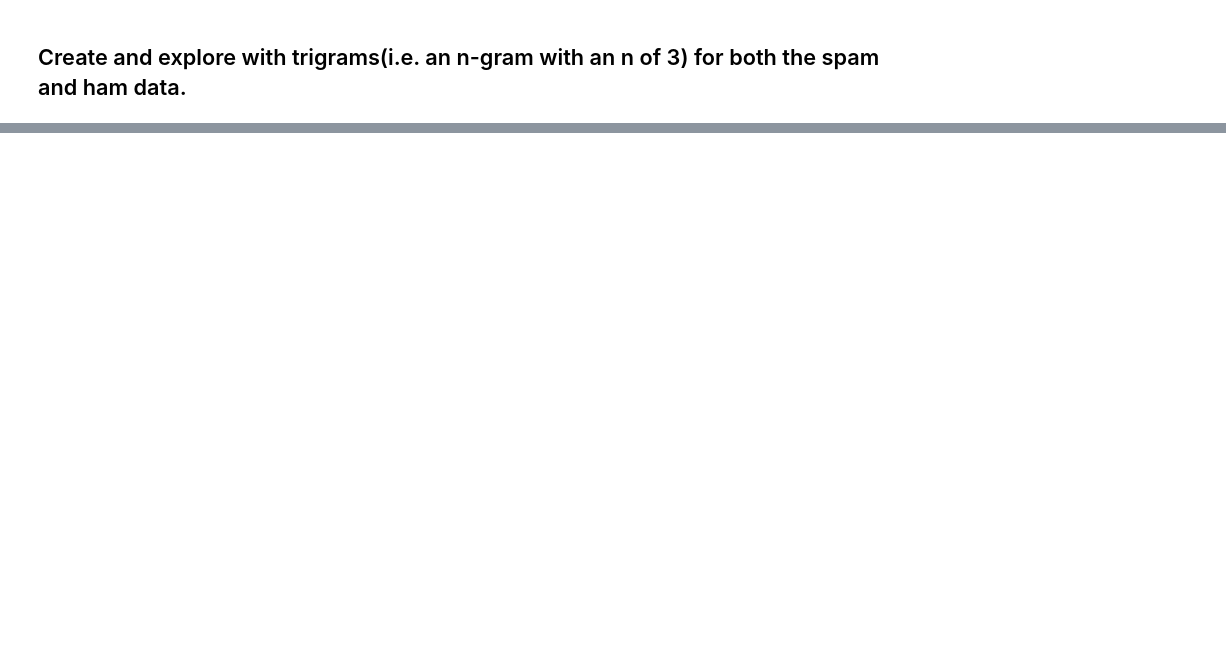
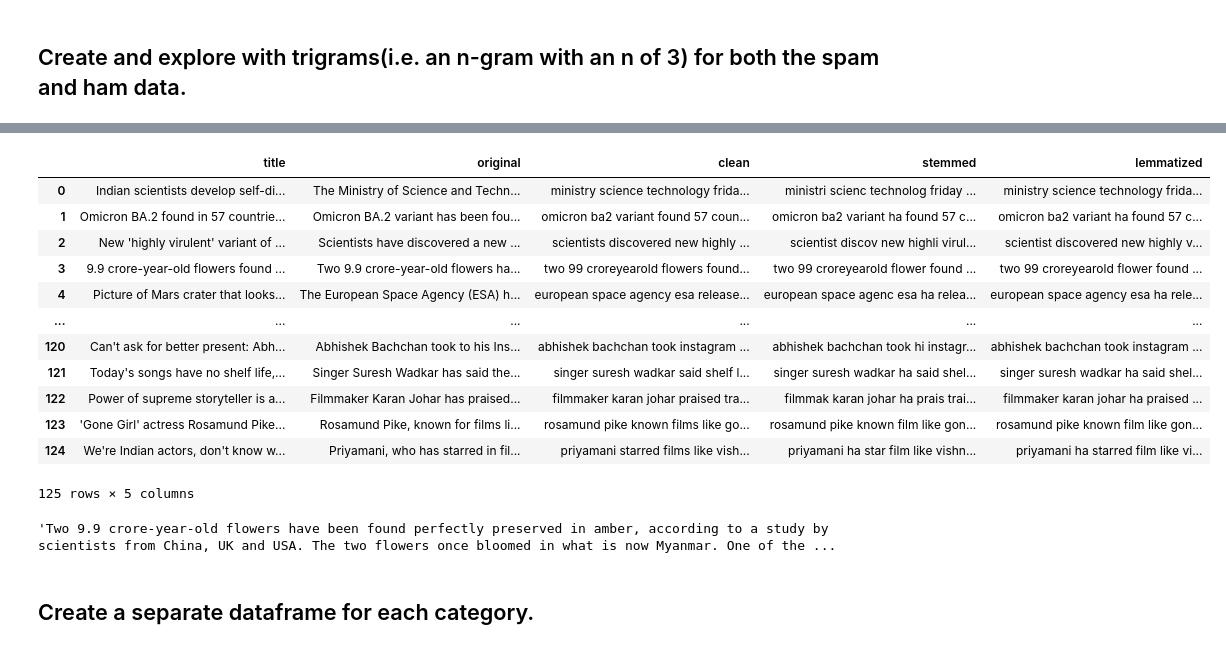
Before and after one commit to brentschriver/natural-language-processing-exercises, a Jupyter notebook: explore.ipynb, the cells around one changed output, grey strips where cells are left out. Drawn from its saved outputs; the diff is of its cells as text; code cells hidden in the pictures; blank space fills up the shorter version.

```diff
--- a/explore.ipynb
+++ b/explore.ipynb
@@ -314,0 +538,22 @@ news_df
+# %%
+prep_text(news_df, 'original', extra_words=["'", ','])
+# %% [output]
+|  | title | original | clean | stemmed | lemmatized |
+| 0 | Indian scientists develop self-di... | The Ministry of Science and Techn... | ministry science technology frida... | ministri scienc technolog friday ... | ministry science technology frida... |
+| 1 | Omicron BA.2 found in 57 countrie... | Omicron BA.2 variant has been fou... | omicron ba2 variant found 57 coun... | omicron ba2 variant ha found 57 c... | omicron ba2 variant ha found 57 c... |
+| 2 | New 'highly virulent' variant of ... | Scientists have discovered a new ... | scientists discovered new highly ... | scientist discov new highli virul... | scientist discovered new highly v... |
+| 3 | 9.9 crore-year-old flowers found ... | Two 9.9 crore-year-old flowers ha... | two 99 croreyearold flowers found... | two 99 croreyearold flower found ... | two 99 croreyearold flower found ... |
+| 4 | Picture of Mars crater that looks... | The European Space Agency (ESA) h... | european space agency esa release... | european space agenc esa ha relea... | european space agency esa ha rele... |
+| ... | ... | ... | ... | ... | ... |
+| 120 | Can't ask for better present: Abh... | Abhishek Bachchan took to his Ins... | abhishek bachchan took instagram ... | abhishek bachchan took hi instagr... | abhishek bachchan took instagram ... |
+| 121 | Today's songs have no shelf life,... | Singer Suresh Wadkar has said the... | singer suresh wadkar said shelf l... | singer suresh wadkar ha said shel... | singer suresh wadkar ha said shel... |
+| 122 | Power of supreme storyteller is a... | Filmmaker Karan Johar has praised... | filmmaker karan johar praised tra... | filmmak karan johar ha prais trai... | filmmaker karan johar ha praised ... |
+| 123 | 'Gone Girl' actress Rosamund Pike... | Rosamund Pike, known for films li... | rosamund pike known films like go... | rosamund pike known film like gon... | rosamund pike known film like gon... |
+| 124 | We're Indian actors, don't know w... | Priyamani, who has starred in fil... | priyamani starred films like vish... | priyamani ha star film like vishn... | priyamani ha starred film like vi... |
+125 rows × 5 columns
+# %%
+news_df.original[3]
+# %% [output]
+'Two 9.9 crore-year-old flowers have been found perfectly preserved in amber, according to a study by scientists from China, UK and USA. The two flowers once bloomed in what is now Myanmar. One of the ...
+# %% [markdown]
+## Create a separate dataframe for each category.
```
Also changed, not shown: parts of 52 cells of this notebook.
